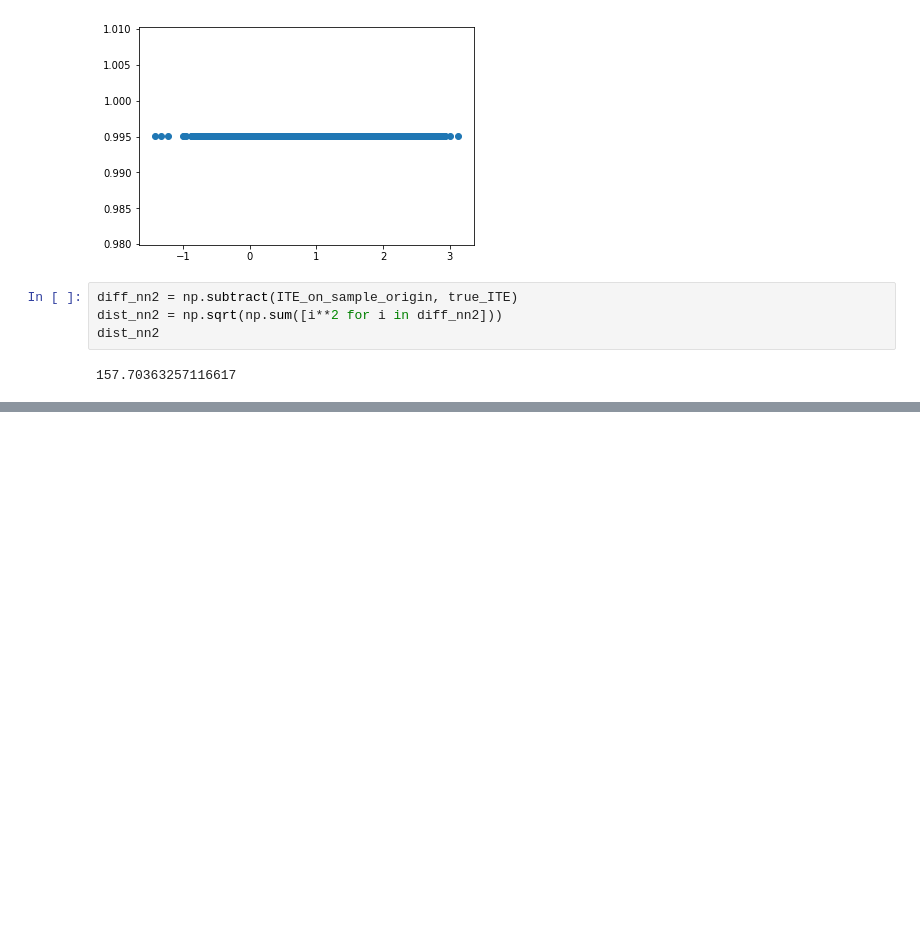
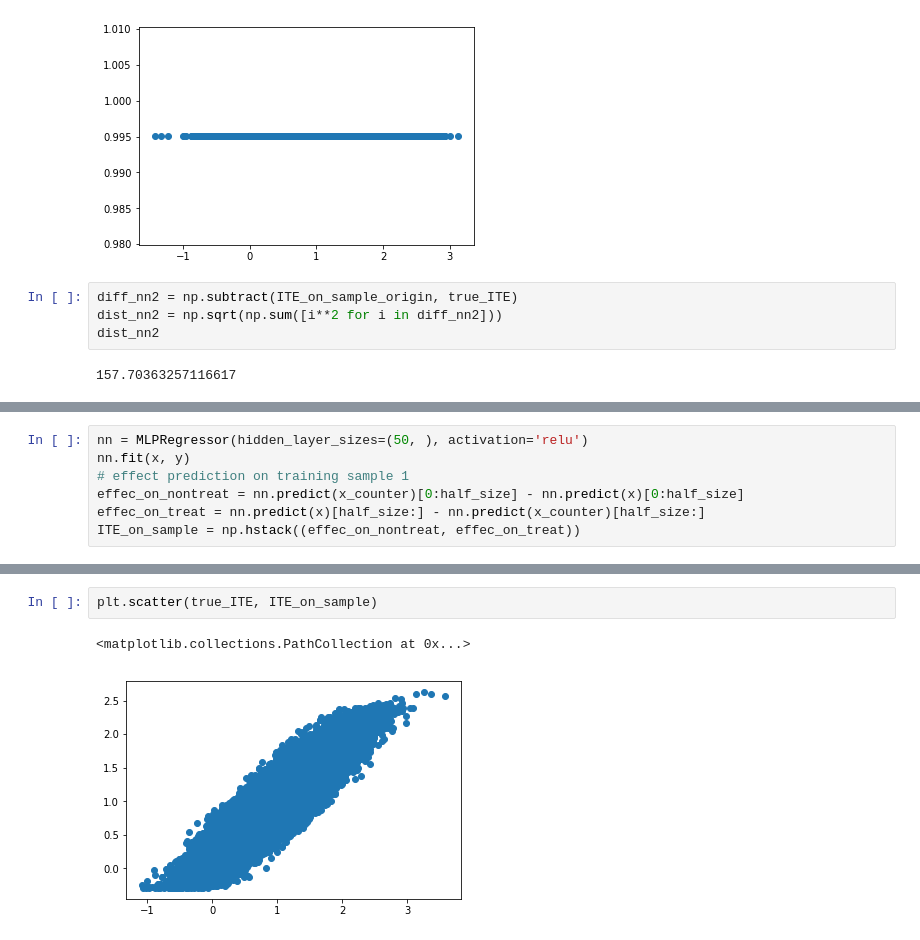
Before and after one commit to keiikegami/HeteroTreatment, a Jupyter notebook: simulation.ipynb, the cells around one changed output, grey strips where cells are left out. Cells and saved outputs as stored; diff of their text form; blank space fills up the shorter version.

```diff
--- a/simulation.ipynb
+++ b/simulation.ipynb
@@ -293,0 +385,7 @@ dist_nn2
+# %%
+nn = MLPRegressor(hidden_layer_sizes=(50, ), activation='relu')
+nn.fit(x, y)
+# effect prediction on training sample 1
+effec_on_nontreat = nn.predict(x_counter)[0:half_size] - nn.predict(x)[0:half_size]
+effec_on_treat = nn.predict(x)[half_size:] - nn.predict(x_counter)[half_size:]
+ITE_on_sample = np.hstack((effec_on_nontreat, effec_on_treat))
@@ -293,0 +398,5 @@ dist_nn2
+# %%
+plt.scatter(true_ITE, ITE_on_sample)
+# %% [output]
+<matplotlib.collections.PathCollection at 0x...>
+[figure, added]
```
Also changed, not shown: parts of 14 cells of this notebook.
